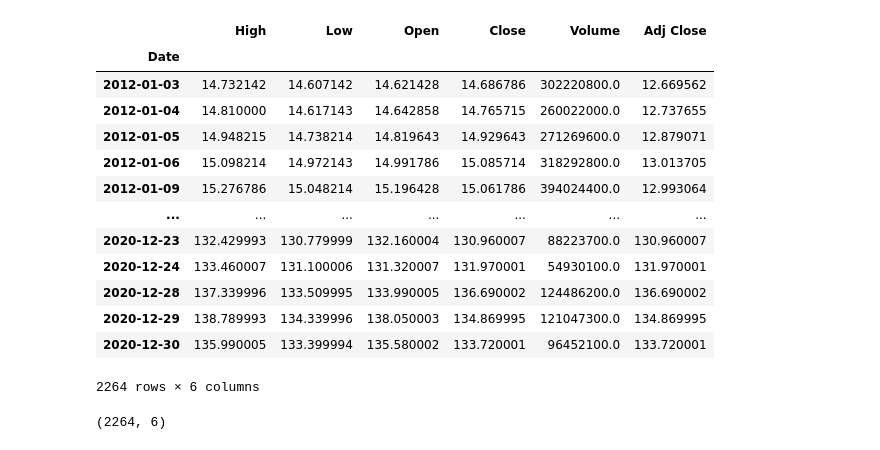
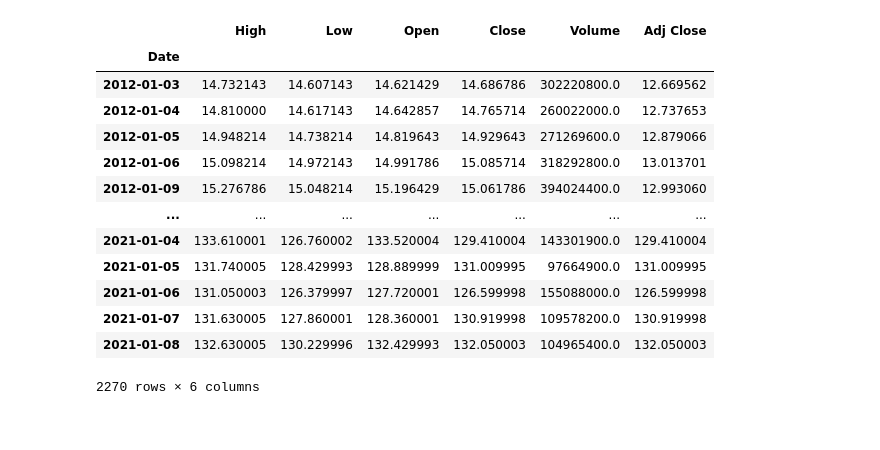
Before and after one commit to alanspace/Python_for_stock, a Jupyter notebook: Stock_price_LSTM.ipynb, the cells around one changed output. Cells and saved outputs as stored; diff of their text form; code cells hidden in the pictures.

```diff
--- a/Stock_price_LSTM.ipynb
+++ b/Stock_price_LSTM.ipynb
@@ -18,25 +20,19 @@ plt.style.use('fivethirtyeight')
 # %%
-# Get the stock quote
-df = web.DataReader('AAPL', data_source = 'yahoo', start = '2012-01-01', end = '2020-12-30')
+df = web.DataReader('AAPL', data_source = 'yahoo', start = '2012-01-01', end = '2021-1-10')
 #Show the data
 df
 # %% [output]
 |  | High | Low | Open | Close | Volume | Adj Close |
 | Date |  |  |  |  |  |  |
-| 2012-01-03 | 14.732142 | 14.607142 | 14.621428 | 14.686786 | 302220800.0 | 12.669562 |
-| 2012-01-04 | 14.810000 | 14.617143 | 14.642858 | 14.765715 | 260022000.0 | 12.737655 |
-| 2012-01-05 | 14.948215 | 14.738214 | 14.819643 | 14.929643 | 271269600.0 | 12.879071 |
-| 2012-01-06 | 15.098214 | 14.972143 | 14.991786 | 15.085714 | 318292800.0 | 13.013705 |
-| 2012-01-09 | 15.276786 | 15.048214 | 15.196428 | 15.061786 | 394024400.0 | 12.993064 |
+| 2012-01-03 | 14.732143 | 14.607143 | 14.621429 | 14.686786 | 302220800.0 | 12.669562 |
+| 2012-01-04 | 14.810000 | 14.617143 | 14.642857 | 14.765714 | 260022000.0 | 12.737653 |
+| 2012-01-05 | 14.948214 | 14.738214 | 14.819643 | 14.929643 | 271269600.0 | 12.879066 |
+| 2012-01-06 | 15.098214 | 14.972143 | 14.991786 | 15.085714 | 318292800.0 | 13.013701 |
+| 2012-01-09 | 15.276786 | 15.048214 | 15.196429 | 15.061786 | 394024400.0 | 12.993060 |
 | ... | ... | ... | ... | ... | ... | ... |
-| 2020-12-23 | 132.429993 | 130.779999 | 132.160004 | 130.960007 | 88223700.0 | 130.960007 |
-| 2020-12-24 | 133.460007 | 131.100006 | 131.320007 | 131.970001 | 54930100.0 | 131.970001 |
-| 2020-12-28 | 137.339996 | 133.509995 | 133.990005 | 136.690002 | 124486200.0 | 136.690002 |
-| 2020-12-29 | 138.789993 | 134.339996 | 138.050003 | 134.869995 | 121047300.0 | 134.869995 |
-| 2020-12-30 | 135.990005 | 133.399994 | 135.580002 | 133.720001 | 96452100.0 | 133.720001 |
+| 2021-01-04 | 133.610001 | 126.760002 | 133.520004 | 129.410004 | 143301900.0 | 129.410004 |
+| 2021-01-05 | 131.740005 | 128.429993 | 128.889999 | 131.009995 | 97664900.0 | 131.009995 |
+| 2021-01-06 | 131.050003 | 126.379997 | 127.720001 | 126.599998 | 155088000.0 | 126.599998 |
+| 2021-01-07 | 131.630005 | 127.860001 | 128.360001 | 130.919998 | 109578200.0 | 130.919998 |
+| 2021-01-08 | 132.630005 | 130.229996 | 132.429993 | 132.050003 | 104965400.0 | 132.050003 |
-2264 rows × 6 columns
+2270 rows × 6 columns
-# %%
-  # Get the number of rowsa and columns in the dataset
-  df.shape
-# %% [output]
-(2264, 6)
```
Also changed, not shown: parts of 39 cells of this notebook.
